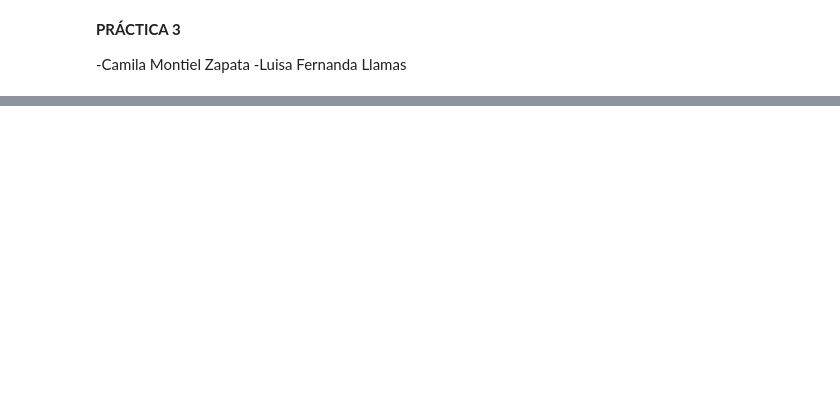
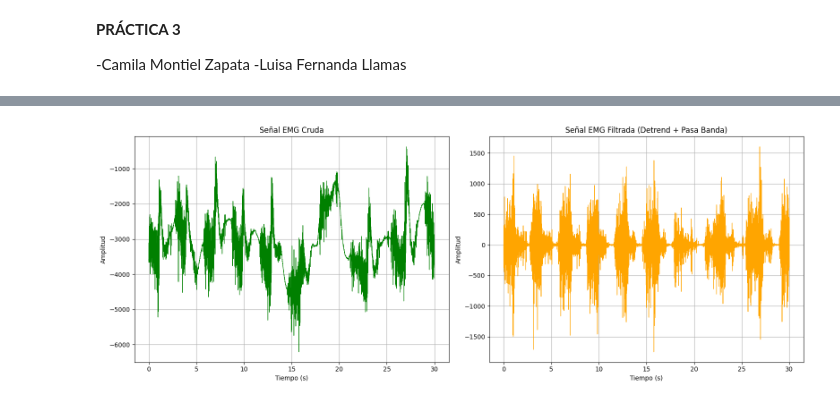
Before and after one commit to CamilaMontiel2510/LAB_BIOSE-ALES, a Jupyter notebook: PRÁCTICA_3_LAB_BIOSEÑALES_LUISAL_CAMILAM.ipynb, the cells around one changed output, grey strips where cells are left out. Saved outputs shown, nothing was run; the diff lists cells and outputs as text; code cells hidden in the pictures; blank space fills up the shorter version.

```diff
--- a/PRÁCTICA_3_LAB_BIOSEÑALES_LUISAL_CAMILAM.ipynb
+++ b/PRÁCTICA_3_LAB_BIOSEÑALES_LUISAL_CAMILAM.ipynb
@@ -95,0 +154,53 @@ plt.grid(True)
+# %%
+import numpy as np
+import matplotlib.pyplot as plt
+import scipy.signal as signal
+
+# === 1. DEFINIR EL FILTRO PASA BANDA PARA EMG ===
+def limpiar_emg_crudo(senal, fs, f_baja=20.0, f_alta=450.0, orden=4):
+    """
+    Aplica un filtro pasa banda (ej. 20 Hz - 450 Hz) típico para EMG.
+    Elimina la deambulación de la línea base (olas lentas) conservando los datos negativos.
+    """
+    # Se diseña el filtro pasa banda
+    b, a = signal.butter(orden, [f_baja, f_alta], btype='bandpass', fs=fs)
+
+    # Se aplica el filtro
+    senal_limpia = signal.filtfilt(b, a, senal)
+    return senal_limpia
+
+# === SIMULACIÓN DE TUS DATOS (Reemplaza con tus variables) ===
+fs = 1024  # Asegúrate de usar la frecuencia de muestreo de tu archivo
+
+
+# === 2. APLICAR EL PROCESAMIENTO ===
+
+# Paso A: Aplicar detrend para centrar la señal en cero matemáticamente
+#senal_centrada = signal.detrend(senal_EMG2)
+
+# Paso B: Aplicar el filtro pasa banda para eliminar las oscilaciones lentas
+senal_filtrada = limpiar_emg_crudo(senal_centrada, fs=fs, f_baja=20.0, f_alta=450.0)
+
+# === 3. GRAFICAR (Idéntico a tus imágenes) ===
+plt.figure(figsize=(16, 6))
+
+# Gráfica Izquierda: EMG Crudo
+plt.subplot(1, 2, 1)
+plt.plot(t_f2, senal_EMG2, color='green', linewidth=0.8)
+plt.title('Señal EMG Cruda')
+plt.ylabel('Amplitud')
+plt.xlabel('Tiempo (s)')
+plt.grid(True)
+
+# Gráfica Derecha: EMG Filtrado (Centrado y conservando negativos)
+plt.subplot(1, 2, 2)
+plt.plot(t_f2, senal_filtrada, color='orange', linewidth=0.8)
+plt.title('Señal EMG Filtrada (Detrend + Pasa Banda)')
+plt.ylabel('Amplitud')
+plt.xlabel('Tiempo (s)')
+plt.grid(True)
+
+plt.tight_layout()
+plt.show()
+# %% [output]
+[figure, added]
```
Also changed, not shown: parts of 9 cells of this notebook.
